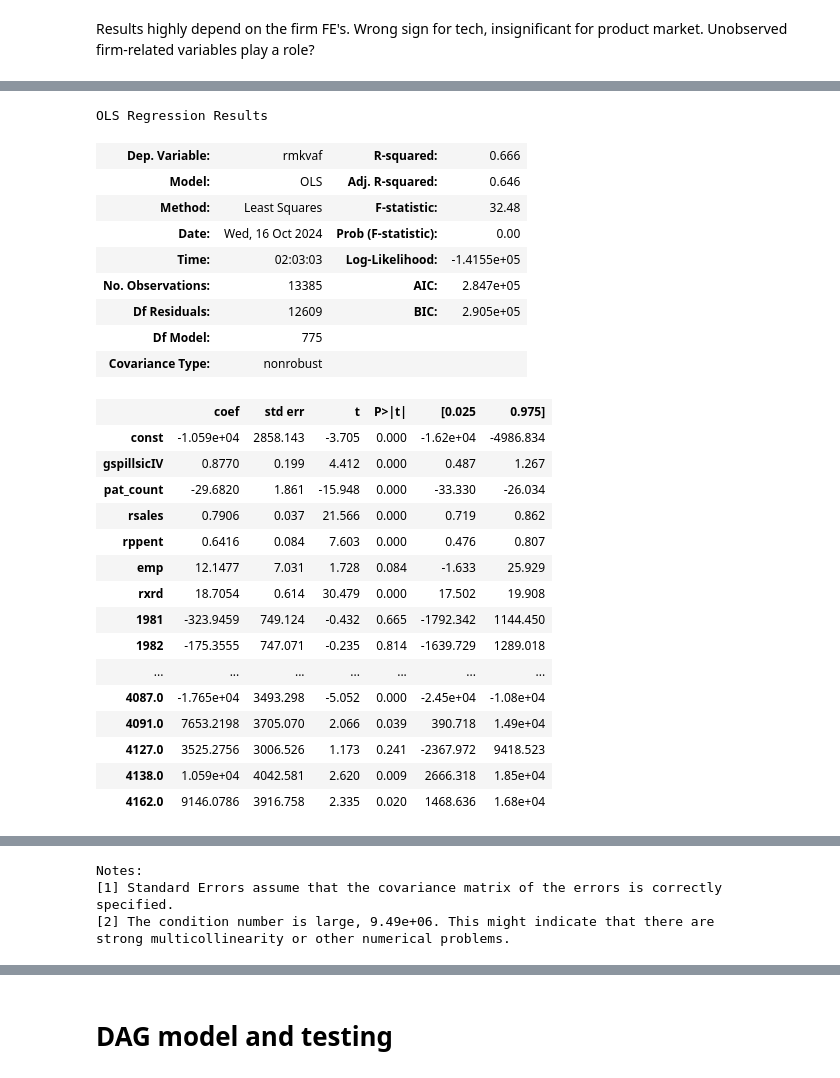
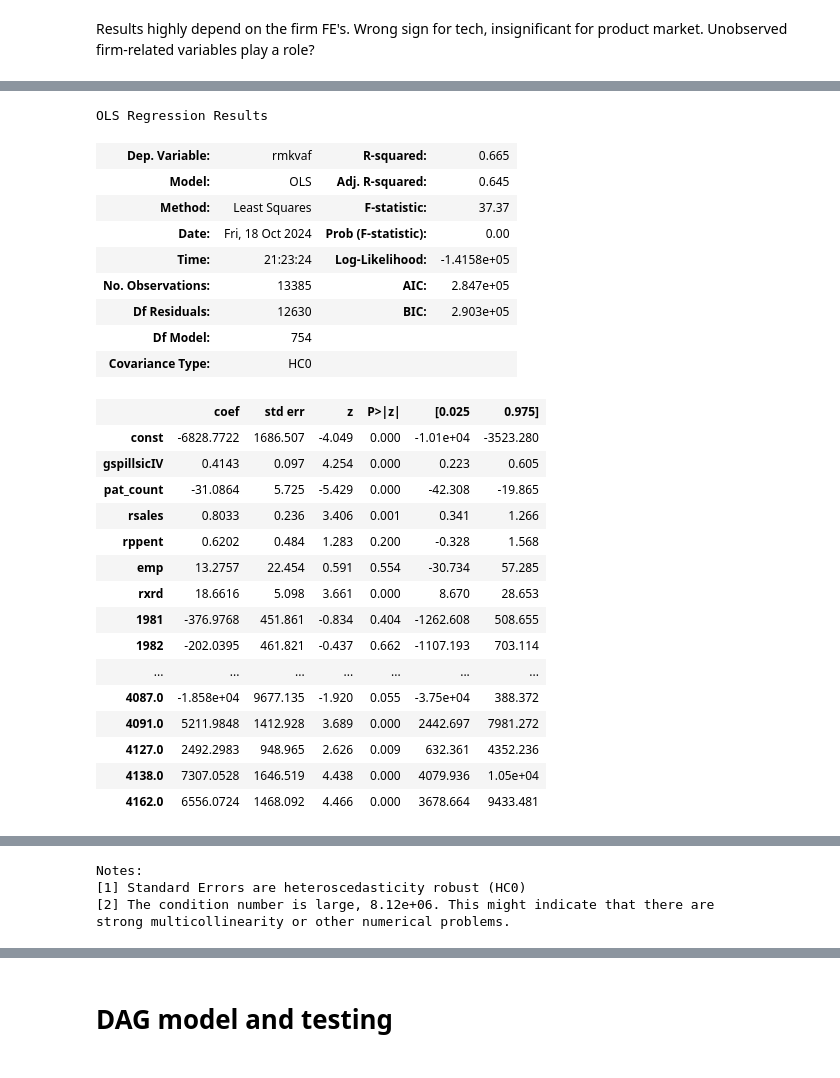
Before and after one commit to MartinMcFarlane/ECO2425-Causal-ML, a Jupyter notebook: Spillovers Project.ipynb, the cells around one changed output, grey strips where cells are left out. Drawn from its saved outputs; the diff is of its cells as text; code cells hidden in the pictures.

```diff
--- a/Spillovers Project.ipynb
+++ b/Spillovers Project.ipynb
@@ -130,7 +135,7 @@ See the caveats in the documentation: https://pandas.pydata.org/pandas-docs/stab
 var_of_int_noindex = ['rmkvaf','gspilltecIV','gspillsicIV','pat_count','rsales','rppent','emp','rxrd']
 
 # filter dataframe to variables of interest
-df = df.drop(columns=['grd','grd_k1','pat_cite','gspilltec','gspillsic'])
+df = df.drop(columns=['grd','grd_k1','pat_cite'])
 
 # delete NaN values
 df = df.dropna(axis=0)
@@ -245,0 +193,21 @@ strong multicollinearity or other numerical problems.
+# %%
+df = pd.merge(df, time_effects, left_on=df.index, right_on=time_effects.index, how='left')
+
+df = df.rename(columns={'key_0': 'old_key'})
+
+df = pd.merge(df, firm_effects, left_on=df['old_key'], right_on=firm_effects.index, how='left')
+
+fixed_effects = list(time_effects.columns.values)
+for col in firm_effects.columns.values:
+    fixed_effects.append(col)
+
+# remove ref categories
+#fixed_effects.remove('9999.0')
+fixed_effects.remove('1980')
+
+y_var = df['rmkvaf']
+
+# get df for x vars + fixed effects
+x_vars = ['gspilltecIV','gspillsicIV','pat_count','rsales','rppent','emp','rxrd','gspilltec','gspillsic']
+for col in fixed_effects:
+    x_vars.append(col)
@@ -712,4 +658,4 @@ coef_sic = tuned_lasso.coef_[1]/df['gspillsicIV'].std()
 # %%
-df['firmval_tec'] = df['gspilltecIV']*coef_tec
-df['firmval_sic'] = df['gspillsicIV']*coef_sic
+# df['firmval_tec'] = df['gspilltecIV']*coef_tec
+# df['firmval_sic'] = df['gspillsicIV']*coef_sic
 # %%
@@ -931,33 +754,33 @@ strong multicollinearity or other numerical problems.
 # %%
 # Product spillovers model, firm FE's
 x_vars_fe = x_vars.drop(columns=drop_columns)
 
-year_model5 = sm.OLS(y_var,x_vars_fe).fit()
+year_model5 = sm.OLS(y_var,x_vars_fe).fit(cov_type='HC0')
 year_model5.summary()
 # %% [output]
 OLS Regression Results
-| Dep. Variable: | rmkvaf | R-squared: | 0.666 |
-| Model: | OLS | Adj. R-squared: | 0.646 |
-| Method: | Least Squares | F-statistic: | 32.48 |
-| Date: | Wed, 16 Oct 2024 | Prob (F-statistic): | 0.00 |
-| Time: | 02:03:03 | Log-Likelihood: | -1.4155e+05 |
+| Dep. Variable: | rmkvaf | R-squared: | 0.665 |
+| Model: | OLS | Adj. R-squared: | 0.645 |
+| Method: | Least Squares | F-statistic: | 37.37 |
+| Date: | Fri, 18 Oct 2024 | Prob (F-statistic): | 0.00 |
+| Time: | 21:23:24 | Log-Likelihood: | -1.4158e+05 |
 | No. Observations: | 13385 | AIC: | 2.847e+05 |
-| Df Residuals: | 12609 | BIC: | 2.905e+05 |
-| Df Model: | 775 |  |  |
-| Covariance Type: | nonrobust |  |  |
+| Df Residuals: | 12630 | BIC: | 2.903e+05 |
+| Df Model: | 754 |  |  |
+| Covariance Type: | HC0 |  |  |
-|  | coef | std err | t | P>|t| | [0.025 | 0.975] |
-| const | -1.059e+04 | 2858.143 | -3.705 | 0.000 | -1.62e+04 | -4986.834 |
-| gspillsicIV | 0.8770 | 0.199 | 4.412 | 0.000 | 0.487 | 1.267 |
-| pat_count | -29.6820 | 1.861 | -15.948 | 0.000 | -33.330 | -26.034 |
-| rsales | 0.7906 | 0.037 | 21.566 | 0.000 | 0.719 | 0.862 |
-| rppent | 0.6416 | 0.084 | 7.603 | 0.000 | 0.476 | 0.807 |
-| emp | 12.1477 | 7.031 | 1.728 | 0.084 | -1.633 | 25.929 |
-| rxrd | 18.7054 | 0.614 | 30.479 | 0.000 | 17.502 | 19.908 |
-| 1981 | -323.9459 | 749.124 | -0.432 | 0.665 | -1792.342 | 1144.450 |
-| 1982 | -175.3555 | 747.071 | -0.235 | 0.814 | -1639.729 | 1289.018 |
+|  | coef | std err | z | P>|z| | [0.025 | 0.975] |
+| const | -6828.7722 | 1686.507 | -4.049 | 0.000 | -1.01e+04 | -3523.280 |
+| gspillsicIV | 0.4143 | 0.097 | 4.254 | 0.000 | 0.223 | 0.605 |
+| pat_count | -31.0864 | 5.725 | -5.429 | 0.000 | -42.308 | -19.865 |
+| rsales | 0.8033 | 0.236 | 3.406 | 0.001 | 0.341 | 1.266 |
+| rppent | 0.6202 | 0.484 | 1.283 | 0.200 | -0.328 | 1.568 |
+| emp | 13.2757 | 22.454 | 0.591 | 0.554 | -30.734 | 57.285 |
+| rxrd | 18.6616 | 5.098 | 3.661 | 0.000 | 8.670 | 28.653 |
+| 1981 | -376.9768 | 451.861 | -0.834 | 0.404 | -1262.608 | 508.655 |
+| 1982 | -202.0395 | 461.821 | -0.437 | 0.662 | -1107.193 | 703.114 |
 | ... | ... | ... | ... | ... | ... | ... |
-| 4087.0 | -1.765e+04 | 3493.298 | -5.052 | 0.000 | -2.45e+04 | -1.08e+04 |
-| 4091.0 | 7653.2198 | 3705.070 | 2.066 | 0.039 | 390.718 | 1.49e+04 |
-| 4127.0 | 3525.2756 | 3006.526 | 1.173 | 0.241 | -2367.972 | 9418.523 |
-| 4138.0 | 1.059e+04 | 4042.581 | 2.620 | 0.009 | 2666.318 | 1.85e+04 |
-| 4162.0 | 9146.0786 | 3916.758 | 2.335 | 0.020 | 1468.636 | 1.68e+04 |
+| 4087.0 | -1.858e+04 | 9677.135 | -1.920 | 0.055 | -3.75e+04 | 388.372 |
+| 4091.0 | 5211.9848 | 1412.928 | 3.689 | 0.000 | 2442.697 | 7981.272 |
+| 4127.0 | 2492.2983 | 948.965 | 2.626 | 0.009 | 632.361 | 4352.236 |
+| 4138.0 | 7307.0528 | 1646.519 | 4.438 | 0.000 | 4079.936 | 1.05e+04 |
+| 4162.0 | 6556.0724 | 1468.092 | 4.466 | 0.000 | 3678.664 | 9433.481 |
@@ -968,4 +791,4 @@ OLS Regression Results
 Notes:
-[1] Standard Errors assume that the covariance matrix of the errors is correctly specified.
-[2] The condition number is large, 9.49e+06. This might indicate that there are
+[1] Standard Errors are heteroscedasticity robust (HC0)
+[2] The condition number is large, 8.12e+06. This might indicate that there are
 strong multicollinearity or other numerical problems.
```
Also changed, not shown: parts of 49 cells of this notebook.
